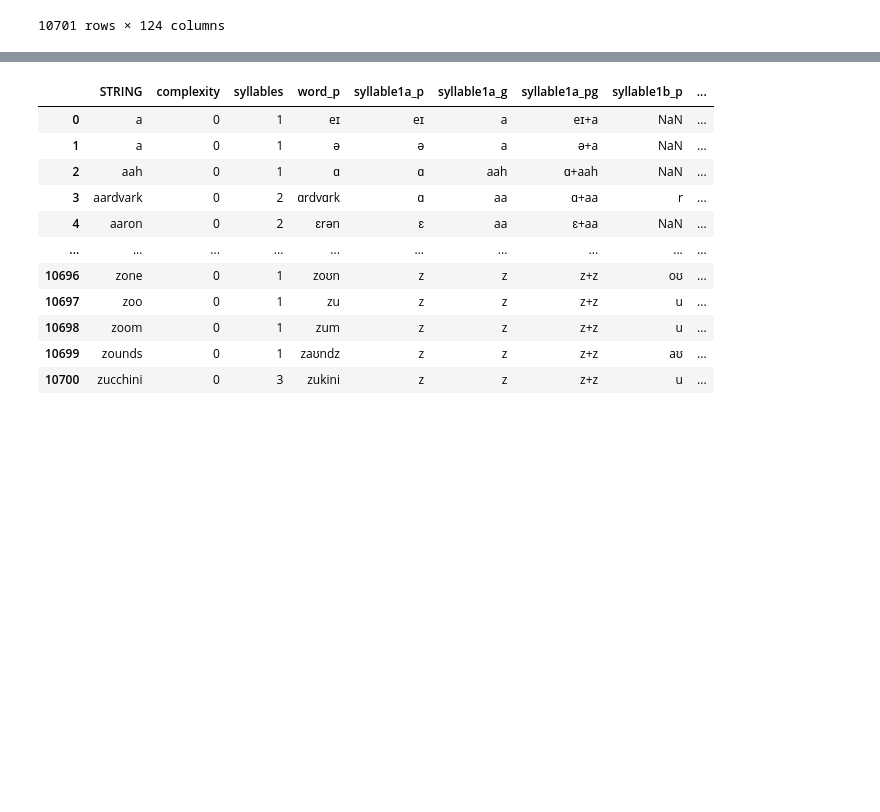
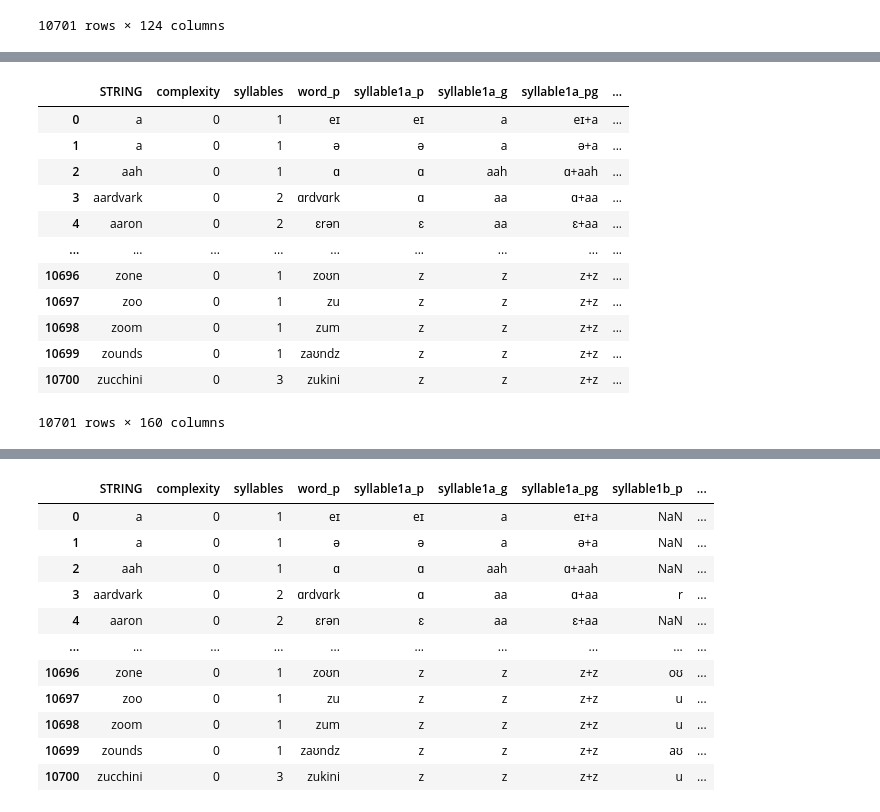
Before and after one commit to r-bellary/NTR, a Jupyter notebook: pg_toolkit.ipynb, the cells around one changed output, grey strips where cells are left out. Saved outputs shown, nothing was run; the diff lists cells and outputs as text; code cells hidden in the pictures; blank space fills up the shorter version.

```diff
--- a/pg_toolkit.ipynb
+++ b/pg_toolkit.ipynb
@@ -403,3 +345,48 @@ df
+# %%
+non_syllable_initial_positions = 'bcdef'
+def find_grapheme_position(row):
+    for existing_col, new_col in new_columns_dict.items():
+        if str(row[existing_col]).lower() != 'nan' and str(row[new_col]).lower() != 'word-initial':
+            if existing_col[9] == 'a':
+                df.at[row.name, new_col] = 'syllable-initial'
+            elif existing_col[9] == 'f':
+                next_possible = f'syllable{str(int(existing_col[8]) + 1)}a_pg'
+                if next_possible in new_columns_dict.keys():
+                    df.at[row.name, new_col] = 'syllable-final'
+                else:
+                    df.at[row.name, new_col] = 'word-final'
+            else:
+                pos_idx = non_syllable_initial_positions.index(existing_col[9])
+                next_col_name = f'syllable{existing_col[8]}{non_syllable_initial_positions[pos_idx + 1]}_pg'
+                next_possible = f'syllable{str(int(existing_col[8]) + 1)}a_pg'
+                if next_col_name in new_columns_dict.keys() and str(row[next_col_name]).lower() != 'nan':
+                    df.at[row.name, new_col] = 'syllable-medial'
+                elif next_possible in new_columns_dict.keys() and str(row[next_possible]).lower() != 'nan':
+                    df.at[row.name, new_col] = 'syllable-final'
+                else:
+                    df.at[row.name, new_col] = 'word-final'
+        # elif str(row[new_col]).lower() == 'word-initial':
+        #     row[new_col] = 'word-initial'
+        # else:
+        #     row[new_col] = np.nan
+# %%
+df.apply(find_grapheme_position, axis=1)
+
+df
+# %% [output]
+|  | STRING | complexity | syllables | word_p | syllable1a_p | syllable1a_g | syllable1a_pg | ... |
+| 0 | a | 0 | 1 | eɪ | eɪ | a | eɪ+a | ... |
+| 1 | a | 0 | 1 | ə | ə | a | ə+a | ... |
+| 2 | aah | 0 | 1 | ɑ | ɑ | aah | ɑ+aah | ... |
+| 3 | aardvark | 0 | 2 | ɑrdvɑrk | ɑ | aa | ɑ+aa | ... |
+| 4 | aaron | 0 | 2 | ɛrən | ɛ | aa | ɛ+aa | ... |
+| ... | ... | ... | ... | ... | ... | ... | ... | ... |
+| 10696 | zone | 0 | 1 | zoʊn | z | z | z+z | ... |
+| 10697 | zoo | 0 | 1 | zu | z | z | z+z | ... |
+| 10698 | zoom | 0 | 1 | zum | z | z | z+z | ... |
+| 10699 | zounds | 0 | 1 | zaʊndz | z | z | z+z | ... |
+| 10700 | zucchini | 0 | 3 | zukini | z | z | z+z | ... |
+10701 rows × 160 columns
 # %%
 def find_word_onset_and_rime_graphemes(row):
     word = str(row['STRING'])
```
Also changed, not shown: parts of 11 cells of this notebook.
